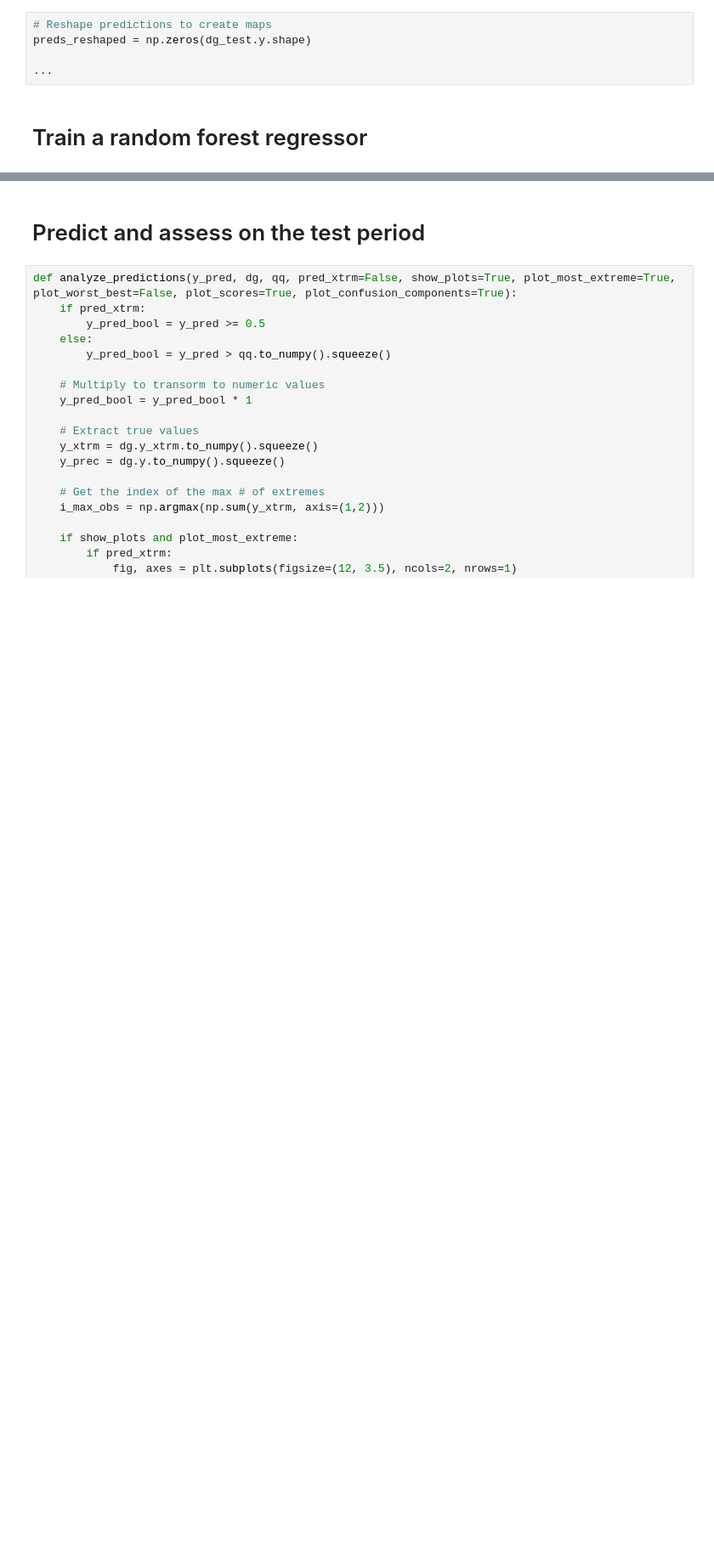
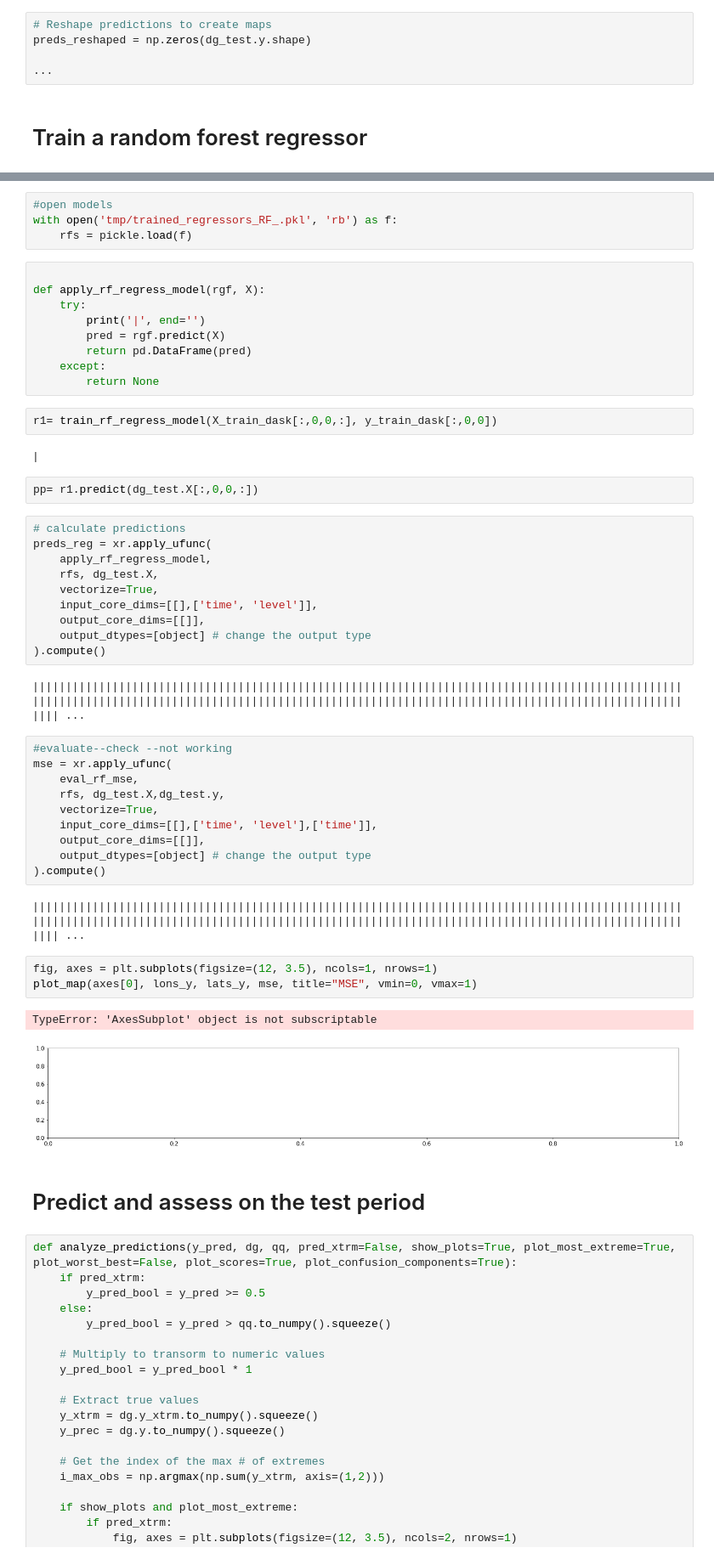
Before and after one commit to ML-precip/precip-predict, a Jupyter notebook: Random_forest.ipynb, the cells around one changed output, grey strips where cells are left out. Shown at 85% size. Cells and saved outputs as stored; diff of their text form; blank space fills up the shorter version.

```diff
--- a/Random_forest.ipynb
+++ b/Random_forest.ipynb
@@ -249,3 +420,52 @@ preds_reshaped = np.zeros(dg_test.y.shape)
+# %%
+#open models
+with open('tmp/trained_regressors_RF_.pkl', 'rb') as f:
+    rfs = pickle.load(f)
+# %%
+
+def apply_rf_regress_model(rgf, X):
+    try:
+        print('|', end='')
+        pred = rgf.predict(X)
+        return pd.DataFrame(pred)
+    except:
+        return None
+# %%
+r1= train_rf_regress_model(X_train_dask[:,0,0,:], y_train_dask[:,0,0])
+# %% [output]
+|
+# %%
+pp= r1.predict(dg_test.X[:,0,0,:])
+# %%
+# calculate predictions
+preds_reg = xr.apply_ufunc(
+    apply_rf_regress_model,
+    rfs, dg_test.X,
+    vectorize=True,
+    input_core_dims=[[],['time', 'level']],
+    output_core_dims=[[]],
+    output_dtypes=[object] # change the output type
+).compute()
+# %% [output]
+|||||||||||||||||||||||||||||||||||||||||||||||||||||||||||||||||||||||||||||||||||||||||||||||||||||||||||||||||||||||||||||||||||||||||||||||||||||||||||||||||||||||||||||||||||||||||||||||||||||||| ...
+# %%
+#evaluate--check --not working
+mse = xr.apply_ufunc(
+    eval_rf_mse,
+    rfs, dg_test.X,dg_test.y,
+    vectorize=True,
+    input_core_dims=[[],['time', 'level'],['time']],
+    output_core_dims=[[]],
+    output_dtypes=[object] # change the output type
+).compute()
+# %% [output]
+|||||||||||||||||||||||||||||||||||||||||||||||||||||||||||||||||||||||||||||||||||||||||||||||||||||||||||||||||||||||||||||||||||||||||||||||||||||||||||||||||||||||||||||||||||||||||||||||||||||||| ...
+# %%
+fig, axes = plt.subplots(figsize=(12, 3.5), ncols=1, nrows=1)
+plot_map(axes[0], lons_y, lats_y, mse, title="MSE", vmin=0, vmax=1)
+# %% [output]
+TypeError: 'AxesSubplot' object is not subscriptable
+[figure, added]
 # %% [markdown]
 # Predict and assess on the test period
 # %%
```
Also changed, not shown: parts of 25 cells of this notebook, 1 other file.
